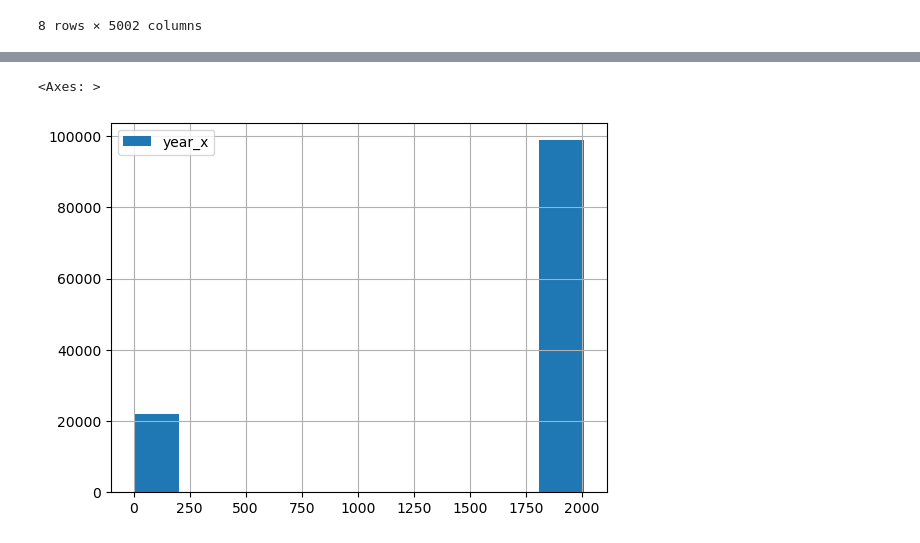
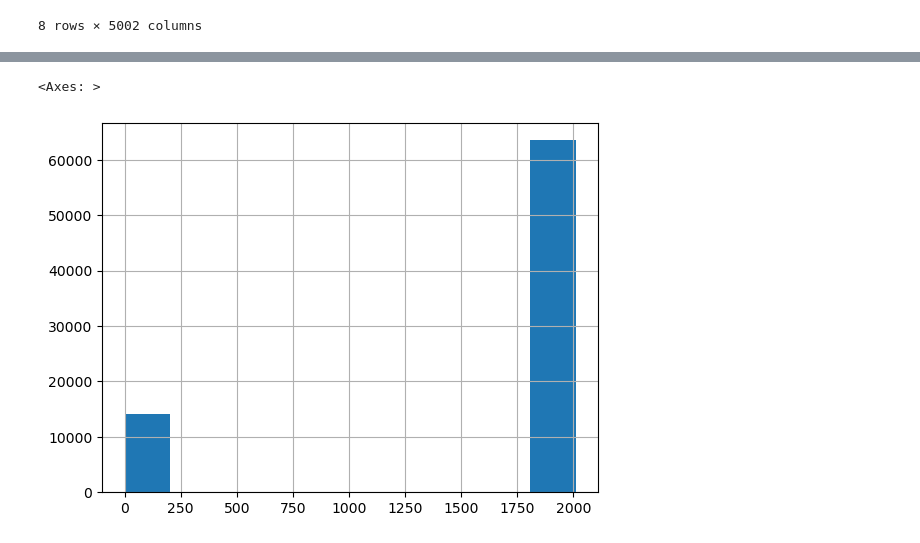
Before and after one commit to bkusuma/lyric-frequency-classifier, a Jupyter notebook: notebooks/1.0-bk-initial-data-exploration.ipynb, the cells around one changed output, grey strips where cells are left out. Drawn from its saved outputs; the diff is of its cells as text; code cells hidden in the pictures.

```diff
--- a/notebooks/1.0-bk-initial-data-exploration.ipynb
+++ b/notebooks/1.0-bk-initial-data-exploration.ipynb
@@ -210,7 +243,34 @@ Name: count, dtype: float64
 # %%
-# Drop less than 1% as well as International due to multiple languages being present
-genres_to_drop = ["International", "Reggae", "Jazz", "Blues", "New Age"]
-df = df[~df["genre"].isin(genres_to_drop)]
+# Get value counts
+genre_counts = df['genre'].value_counts()
+
+# Get top 10 genres
+top_10_genres = genre_counts.head(10).index
+
+# Filter dataframe
+df= df[df['genre'].isin(top_10_genres)]
+
+
+# # Drop less than 1% as well as International due to multiple languages being present
+# genres_to_drop = [
+#     "International",
+#     "Dance",
+#     "Jazz",
+#     "Electronica",
+#     "Blues",
+#     "Folk_International",
+#     "Country_Traditional",
+#     "Blues_Contemporary",
+#     "Hip_Hop_Rap",
+#     "RnB_Soul",
+#     "Pop_Latin",
+#     "Big_Band",
+#     "New Age",
+#     "Jazz_Classic",
+#     "Gospel",
+# ]
+
+# df = df[~df["genre"].isin(genres_to_drop)]
 df
 # %% [output]
 |  | track_id | genre | title | artist_name | duration | year_x | & | 000 | 1 | 10 | ... |
@@ -240,8 +303 @@ Reggae          927
 Name: count, dtype: int64
-# %%
-df = pd.read_csv(
-    "../data/raw/msd-MASD-styleAssignment.cls",
-    sep="\t",
-    header=None,
-    names=["track_id", "style"],
-)
@@ -299,8 +324,8 @@ Name: count, Length: 76, dtype: int64
 # %%
-df["year_x"].hist(legend=True)
+df["year_x"].hist()
 # %% [output]
 <Axes: >
-[figure, old version]
+[figure, new version]
 # %%
 df["year_x"].value_counts()/df["year_x"].count()*100
 # %% [output]
```
Also changed, not shown: parts of 12 cells of this notebook, 19 other files.
